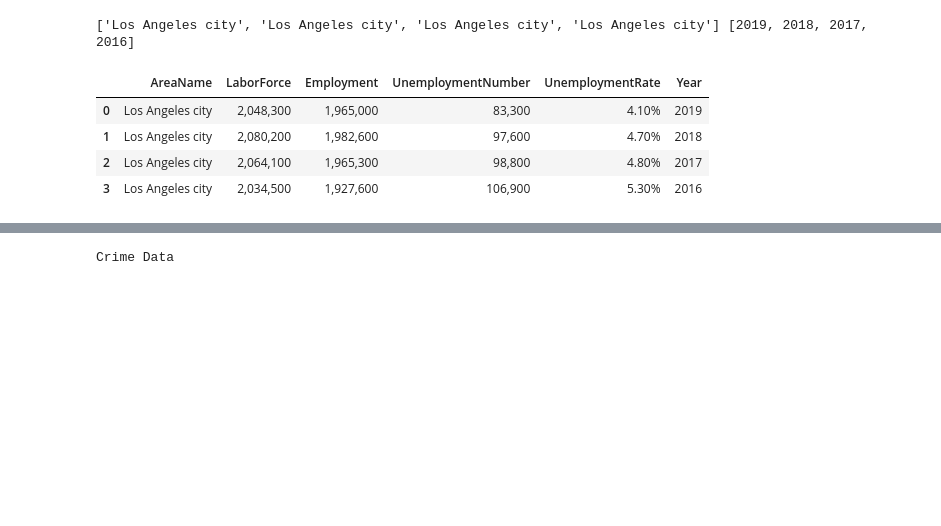
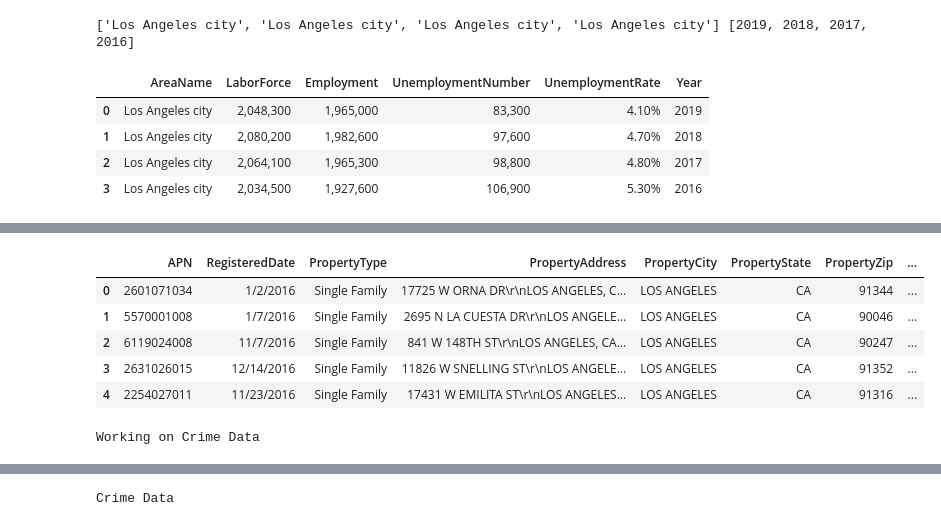
Before and after one commit to lisatian8/python-project1-challenge, a Jupyter notebook: UnemploymentRatePy.ipynb, the cells around one changed output, grey strips where cells are left out. Cells and saved outputs as stored; diff of their text form; code cells hidden in the pictures; blank space fills up the shorter version.

```diff
--- a/UnemploymentRatePy.ipynb
+++ b/UnemploymentRatePy.ipynb
@@ -217,0 +297,20 @@ End of working on Unemployment
+# %%
+# working on foreclosure data from Data.lacity.org
+# Save path to data set in a variable
+
+#2016
+foreclosureDataFile2016 = "source/ForeclosureData/2016_Registered_Foreclosure_Properties.csv"
+# Use Pandas to read data
+foreclosureDataFile2016_pd = pd.read_csv(foreclosureDataFile2016)
+foreclosureDataFile2016_pd.head()
+# %% [output]
+|  | APN | RegisteredDate | PropertyType | PropertyAddress | PropertyCity | PropertyState | PropertyZip | ... |
+| 0 | 2601071034 | 1/2/2016 | Single Family | 17725 W ORNA DR\r\nLOS ANGELES, C... | LOS ANGELES | CA | 91344 | ... |
+| 1 | 5570001008 | 1/7/2016 | Single Family | 2695 N LA CUESTA DR\r\nLOS ANGELE... | LOS ANGELES | CA | 90046 | ... |
+| 2 | 6119024008 | 11/7/2016 | Single Family | 841 W 148TH ST\r\nLOS ANGELES, CA... | LOS ANGELES | CA | 90247 | ... |
+| 3 | 2631026015 | 12/14/2016 | Single Family | 11826 W SNELLING ST\r\nLOS ANGELE... | LOS ANGELES | CA | 91352 | ... |
+| 4 | 2254027011 | 11/23/2016 | Single Family | 17431 W EMILITA ST\r\nLOS ANGELES... | LOS ANGELES | CA | 91316 | ... |
+# %%
+print("Working on Crime Data")
+# %% [output]
+Working on Crime Data
```
Also changed, not shown: parts of 17 cells of this notebook.
